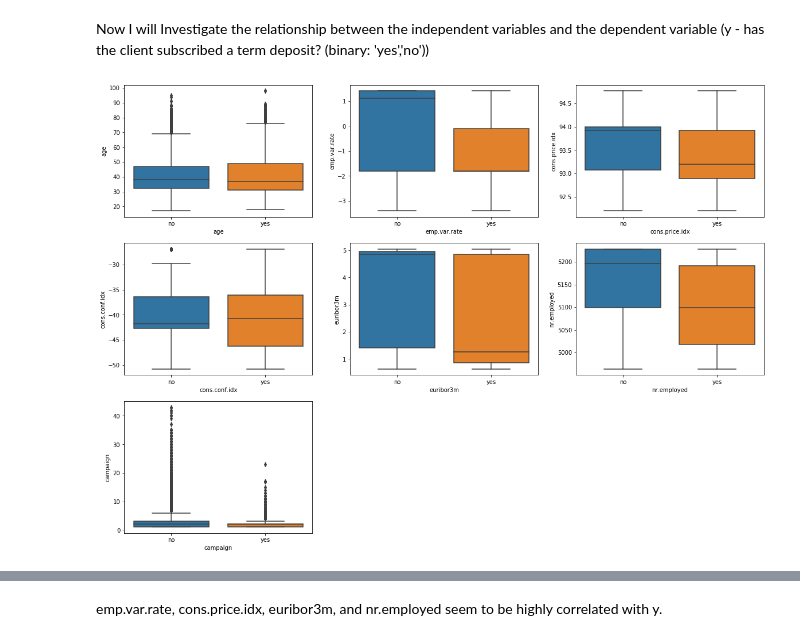
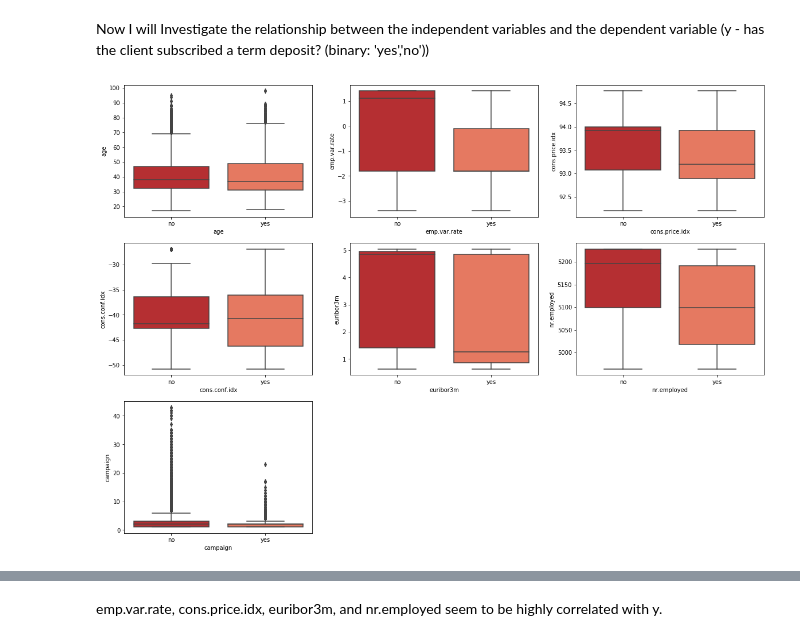
Before and after one commit to ajkeamy/QL-Bank-Marketing, a Jupyter notebook: Bank_Marketing_Notebook.ipynb, the cells around one changed output, grey strips where cells are left out. Saved outputs shown, nothing was run; the diff lists cells and outputs as text; code cells hidden in the pictures.

```diff
--- a/Bank_Marketing_Notebook.ipynb
+++ b/Bank_Marketing_Notebook.ipynb
@@ -330,15 +330,3 @@ These histograms are displaying the distributions for all of the numerical featu
 - Campaign appears to be right skewed.
 # %% [markdown]
 ## Exploratory Data Analysis
-# %%
-cat_features = ['job','marital','education','housing','loan','contact','month','day_of_week',
-               'poutcome','y']
-plt.figure(figsize=(30,75), facecolor='white')
-plotnumber = 1
-for vals in cat_features:
-    ax = plt.subplot(12,2,plotnumber)
-    sns.countplot(y=vals,data=df)
-    plt.xlabel('Count')
-    plt.title(vals)
-    plotnumber+=1
-plt.show()
@@ -379,13 +471,14 @@ Now I will Investigate the relationship between the independent variables and th
 # %%
 numeric_feat = ["age","emp.var.rate", "cons.price.idx", "cons.conf.idx", "euribor3m", "nr.employed","campaign"]
 plt.figure(figsize=(20,60), facecolor='white')
+diverging_colors = sns.color_palette("Reds_r", 3)
 plotnumber =1
 for vals in numeric_feat:
     ax = plt.subplot(12,3,plotnumber)
-    sns.boxplot(x="y", y= df[vals], data=df)
+    sns.boxplot(x="y", y= df[vals], data=df, palette= diverging_colors)
     plt.xlabel(vals)
     plotnumber+=1
 plt.show()
 # %% [output]
-[figure, old version]
+[figure, new version]
 # %%
```
Also changed, not shown: parts of 22 cells of this notebook.
